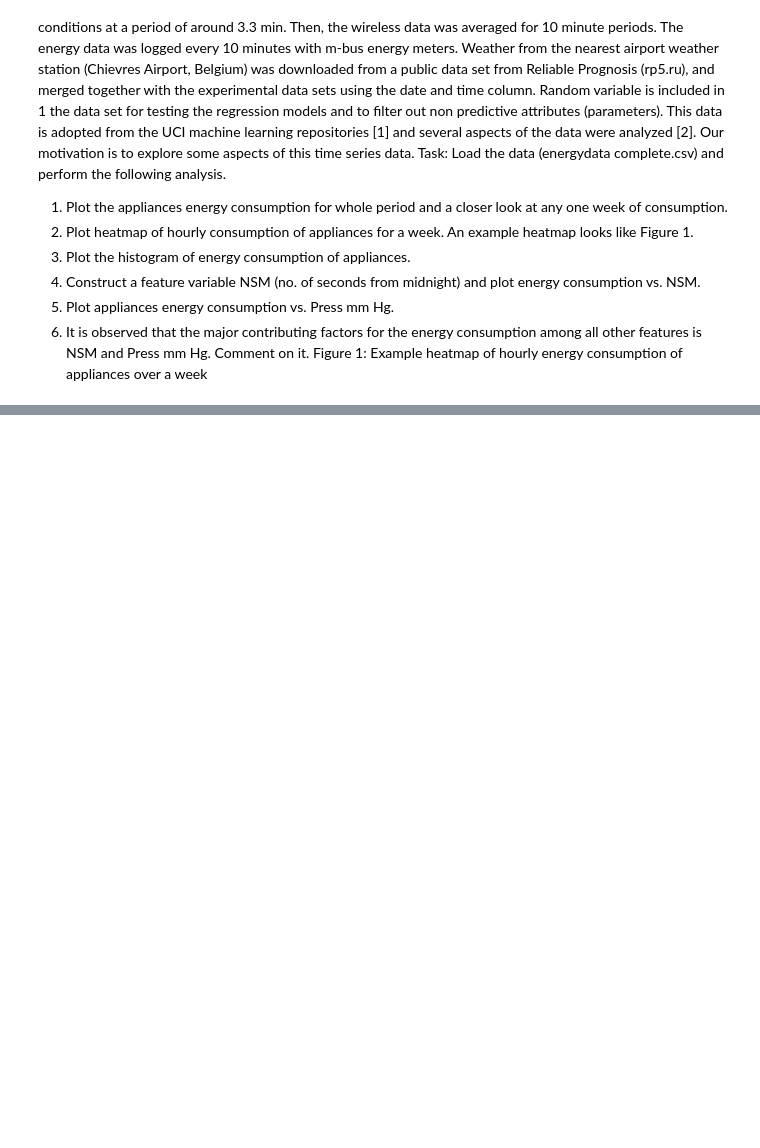
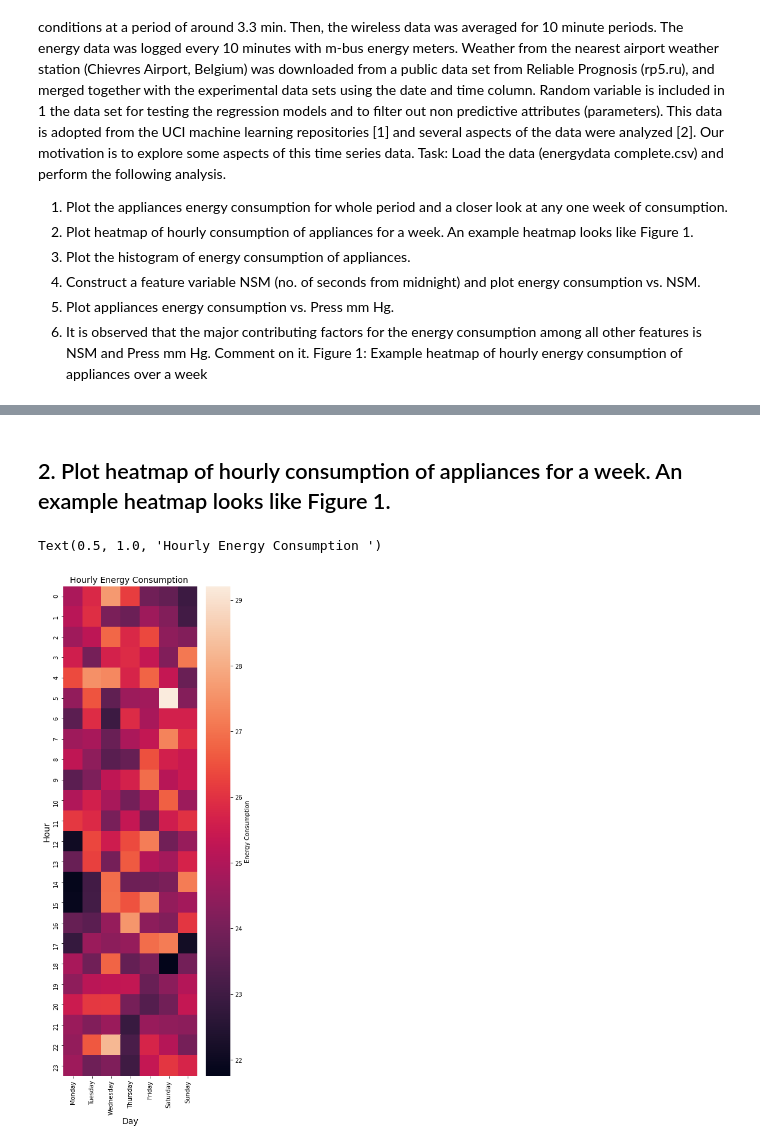
Before and after one commit to kvelez-iastate/S2021_ME592, a Jupyter notebook: Homework1.ipynb, the cells around one changed output, grey strips where cells are left out. Saved outputs shown, nothing was run; the diff lists cells and outputs as text; code cells hidden in the pictures; blank space fills up the shorter version.

```diff
--- a/Homework1.ipynb
+++ b/Homework1.ipynb
@@ -90,0 +178,47 @@ Figure 1: Example heatmap of hourly energy consumption of appliances over a week
+# %% [markdown]
+## 2. Plot heatmap of hourly consumption of appliances for a week. An example heatmap looks like Figure 1.
+# %%
+# 2. Plot heatmap of hourly consumption of appliances for a week. An example heatmap looks like Figure 1.
+# helpful tutorial: https://datavizpyr.com/heatmaps-with-seaborn-in-python/
+
+import seaborn as sns
+
+# Read in the dates
+energydata_date = energydata_py[:,0]
+# make an array of only the days
+energydata_dateDay = [dt.datetime.strptime(d,'%m/%d/%Y %H:%M').date() for d in energydata_date]
+# make an array of only the time
+energydata_dateTime = [dt.datetime.strptime(d,'%m/%d/%Y %H:%M').time() for d in energydata_date]
+# make an array of the consumption data
+energydata_consumption = energydata_py[:,27]
+# make a matrix of day,time,consumption
+cons_array = np.vstack((energydata_dateDay,energydata_dateTime,energydata_consumption)).T
+# make the matrix into a padas dataframe
+energydata_pd = pd.DataFrame(cons_array, columns=['Day','Time','Consumption'])
+# for some reason the consumption need to be redefined as a number
+energydata_pd['Consumption'] = energydata_pd['Consumption'].astype(float)
+# make another column in energydata for the weekdays (0-Monday to 6-Sunday)
+energydata_pd['Weekday'] = [i.strftime("%A") for i in energydata_dateDay]
+# make another column in energydata for the hours
+energydata_pd['Hour'] = [j.hour for j in energydata_dateTime]
+
+# group into Weekday and Hour, making the mean of the Consumption and keeping Weekday/Hour in columns
+WeekdayHourGroup = energydata_pd.groupby(['Weekday','Hour'],sort=False).agg(['mean'])
+WeekdayHourGroup.columns = WeekdayHourGroup.columns.droplevel(0)
+WeekdayHourGroup.reset_index(inplace=True)
+
+# make a pivot table of the data with weekday on x, and hour on y
+heatmap_data = pd.pivot_table(WeekdayHourGroup, values = 'mean',index=['Hour'],columns='Weekday')
+# automatically the weekday order is alphabetical, reordering to week order
+columnorder = ['Monday','Tuesday','Wednesday','Thursday','Friday','Saturday','Sunday']
+heatmap_data = heatmap_data.reindex(columnorder, axis=1)
+
+# create heatmap with labels
+plt.figure(figsize=(5, 15))
+sns.heatmap(heatmap_data,cbar_kws={'label':'Energy Consumption'})
+plt.xlabel("Day", size=14)
+plt.ylabel("Hour", size=14)
+plt.title("Hourly Energy Consumption ", size=14)
+# %% [output]
+Text(0.5, 1.0, 'Hourly Energy Consumption ')
+[figure, added]
```
Also changed, not shown: parts of 19 cells of this notebook.
